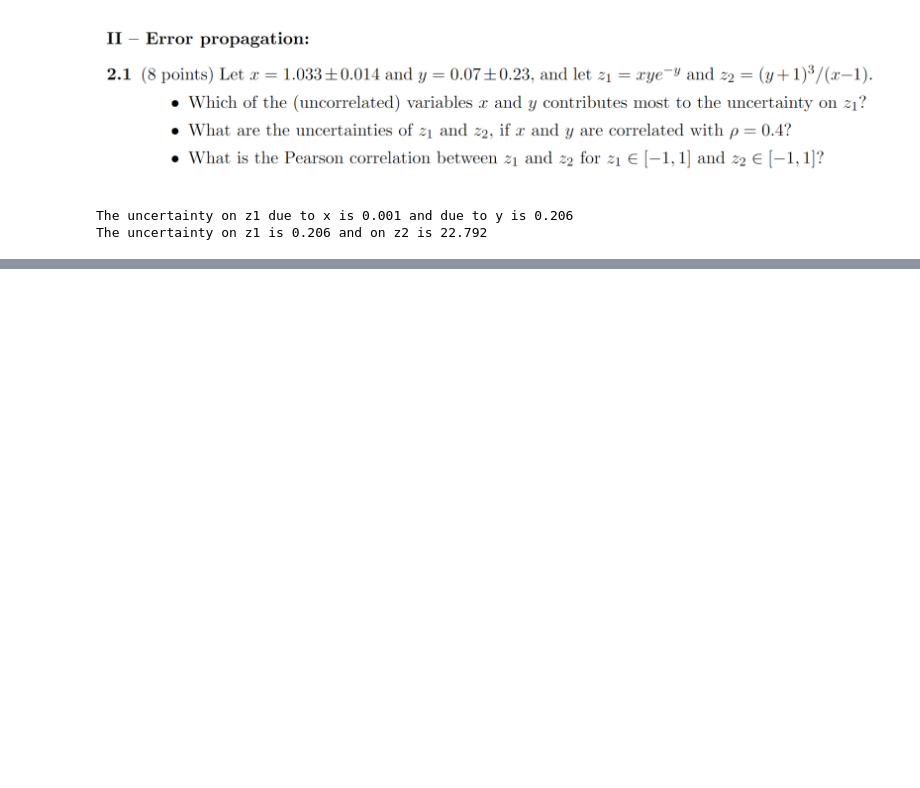
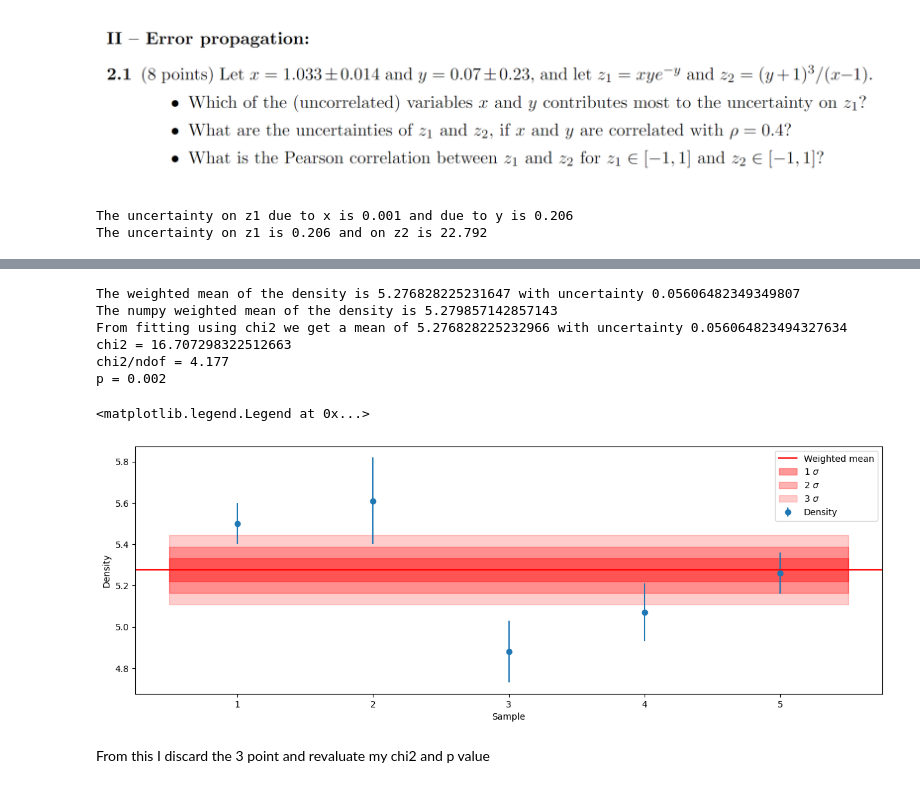
Before and after one commit to EliasBS/AppStat2024, a Jupyter notebook: Exam2022_ExampleSolutions/Exam2022_Elias.ipynb, the cells around one changed output, grey strips where cells are left out. Saved outputs shown, nothing was run; the diff lists cells and outputs as text; code cells hidden in the pictures; blank space fills up the shorter version.

```diff
--- a/Exam2022_ExampleSolutions/Exam2022_Elias.ipynb
+++ b/Exam2022_ExampleSolutions/Exam2022_Elias.ipynb
@@ -90,0 +135,54 @@ The uncertainty on z1 is 0.206 and on z2 is 22.792
+# %%
+density = np.array([5.5,5.61,4.88,5.07,5.26])
+density_error = np.array([0.10,0.21,0.15,0.14,0.1])
+
+def weighted_mean(data, errors):
+    weights = 1/errors**2
+    mean = np.sum(weights*data)/np.sum(weights)
+    uncertainty = 1/np.sqrt(np.sum(weights))
+    return mean, uncertainty
+
+
+#Trying to fit it to chi2 to a mean value
+def mean_value(x, mean):
+    return np.ones_like(x)*mean
+
+chi2_fit = cost.LeastSquares(np.ones_like(density), density,density_error, mean_value)
+minuit = Minuit(chi2_fit, mean=np.mean(density))
+minuit.migrad()
+
+chi2 = minuit.fval
+ndof = len(density)-1
+p = stats.chi2.sf(chi2, ndof)
+
+
+mean, uncertainty = weighted_mean(density, density_error)
+#Using numpy
+mean_num = np.average(density, weights=density_error)
+
+print(f"The weighted mean of the density is {mean} with uncertainty {uncertainty}")
+print(f"The numpy weighted mean of the density is {mean_num}")
+print(f'From fitting using chi2 we get a mean of {minuit.values["mean"]} with uncertainty {minuit.errors["mean"]}')
+print(f'chi2 = {chi2} \nchi2/ndof = {chi2/ndof:.3f} \np = {p:.3f}')
+
+fig, ax = plt.subplots(figsize=(15,5))
+ax.errorbar(np.arange(len(density))+1, density, yerr=density_error, fmt='o', label='Density')
+#Setting sigmas
+ax.axhline(mean, color='r', label='Weighted mean')
+ax.fill_between([0.5,5.5], mean-uncertainty, mean+uncertainty, color='r', alpha=0.4, label =r'1 $\sigma$')
+ax.fill_between([0.5,5.5], mean-2*uncertainty, mean+2*uncertainty, color='r', alpha=0.3, label =r'2 $\sigma$')
+ax.fill_between([0.5,5.5], mean-3*uncertainty, mean+3*uncertainty, color='r', alpha=0.2, label =r'3 $\sigma$')
+ax.set_xlabel('Sample')
+ax.set_ylabel('Density')
+ax.legend()
+# %% [output]
+The weighted mean of the density is 5.276828225231647 with uncertainty 0.05606482349349807
+The numpy weighted mean of the density is 5.279857142857143
+From fitting using chi2 we get a mean of 5.276828225232966 with uncertainty 0.056064823494327634
+chi2 = 16.707298322512663
+chi2/ndof = 4.177
+p = 0.002
+<matplotlib.legend.Legend at 0x...>
+[figure, added]
+# %% [markdown]
+From this I discard the 3 point and revaluate my chi2 and p value
```
Also changed, not shown: parts of 14 cells of this notebook, 2 other files.
